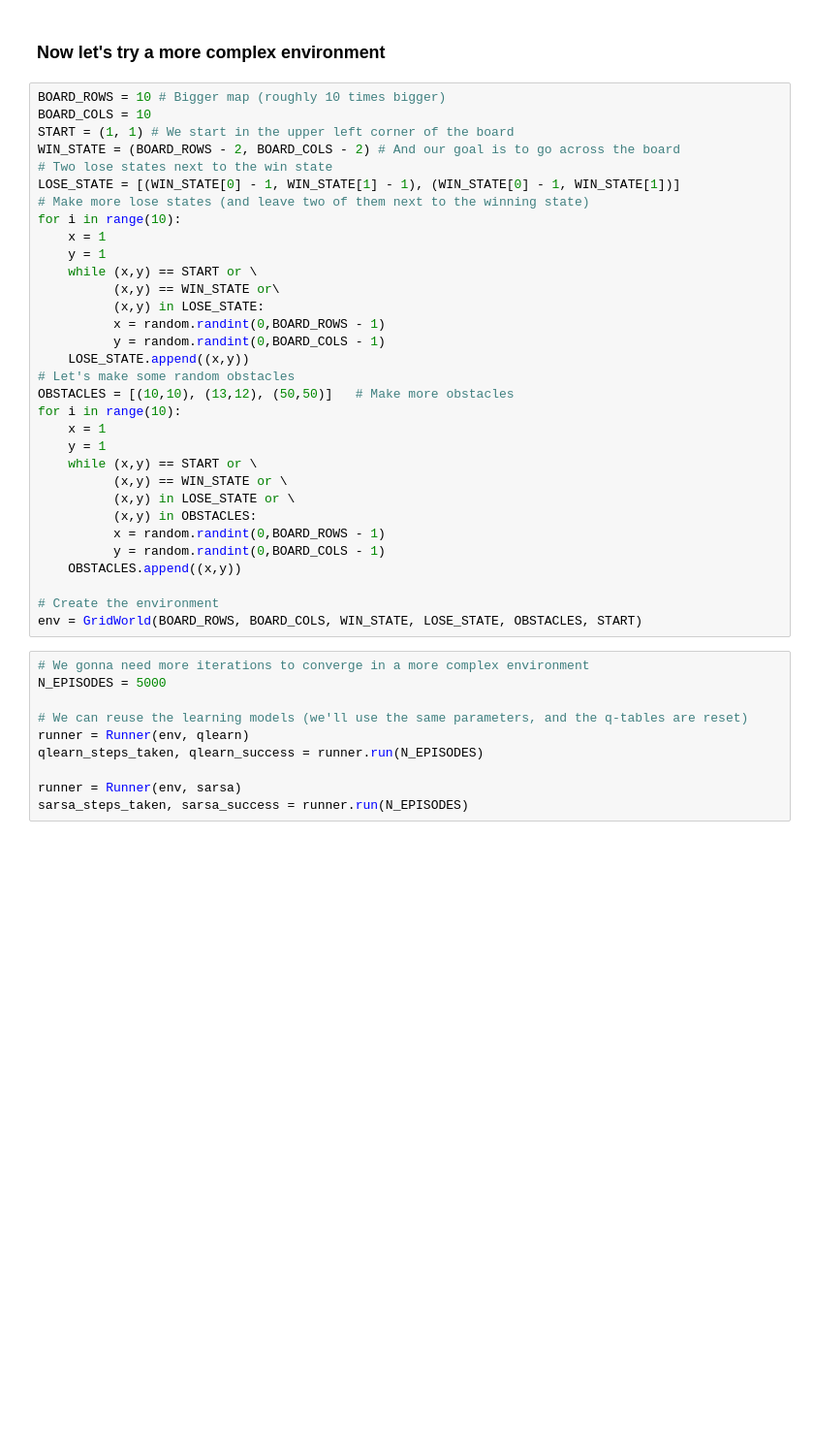
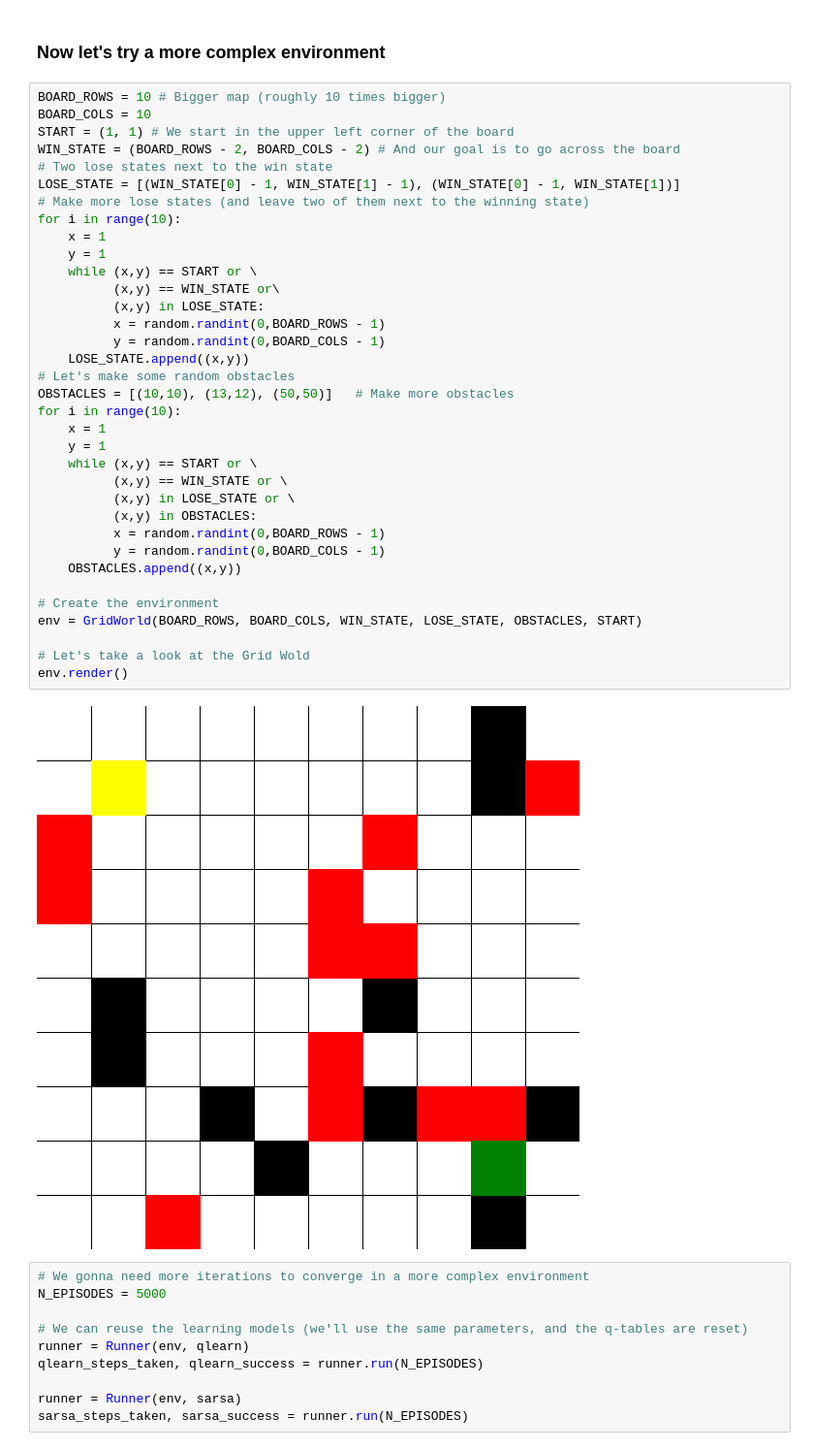
Before and after one commit to 62random/reinforcement-learning-basics, a Jupyter notebook: main.ipynb, the cells around one changed output. Shown at 97% size. Drawn from its saved outputs; the diff is of its cells as text; blank space fills up the shorter version.

```diff
--- a/main.ipynb
+++ b/main.ipynb
@@ -61,33 +66,38 @@ BOARD_ROWS = 10 # Bigger map (roughly 10 times bigger)
 BOARD_COLS = 10
 START = (1, 1) # We start in the upper left corner of the board
 WIN_STATE = (BOARD_ROWS - 2, BOARD_COLS - 2) # And our goal is to go across the board
 # Two lose states next to the win state
 LOSE_STATE = [(WIN_STATE[0] - 1, WIN_STATE[1] - 1), (WIN_STATE[0] - 1, WIN_STATE[1])]
 # Make more lose states (and leave two of them next to the winning state)
 for i in range(10):
     x = 1
     y = 1
     while (x,y) == START or \
           (x,y) == WIN_STATE or\
           (x,y) in LOSE_STATE:
           x = random.randint(0,BOARD_ROWS - 1)
           y = random.randint(0,BOARD_COLS - 1)
     LOSE_STATE.append((x,y))
 # Let's make some random obstacles
 OBSTACLES = [(10,10), (13,12), (50,50)]   # Make more obstacles
 for i in range(10):
     x = 1
     y = 1
     while (x,y) == START or \
           (x,y) == WIN_STATE or \
           (x,y) in LOSE_STATE or \
           (x,y) in OBSTACLES:
           x = random.randint(0,BOARD_ROWS - 1)
           y = random.randint(0,BOARD_COLS - 1)
     OBSTACLES.append((x,y))
 
 # Create the environment
 env = GridWorld(BOARD_ROWS, BOARD_COLS, WIN_STATE, LOSE_STATE, OBSTACLES, START)
+
+# Let's take a look at the Grid Wold
+env.render()
+# %% [output]
+[figure, added]
 # %%
 # We gonna need more iterations to converge in a more complex environment
 N_EPISODES = 5000
```
Also changed, not shown: parts of 3 cells of this notebook, 1 other file.
